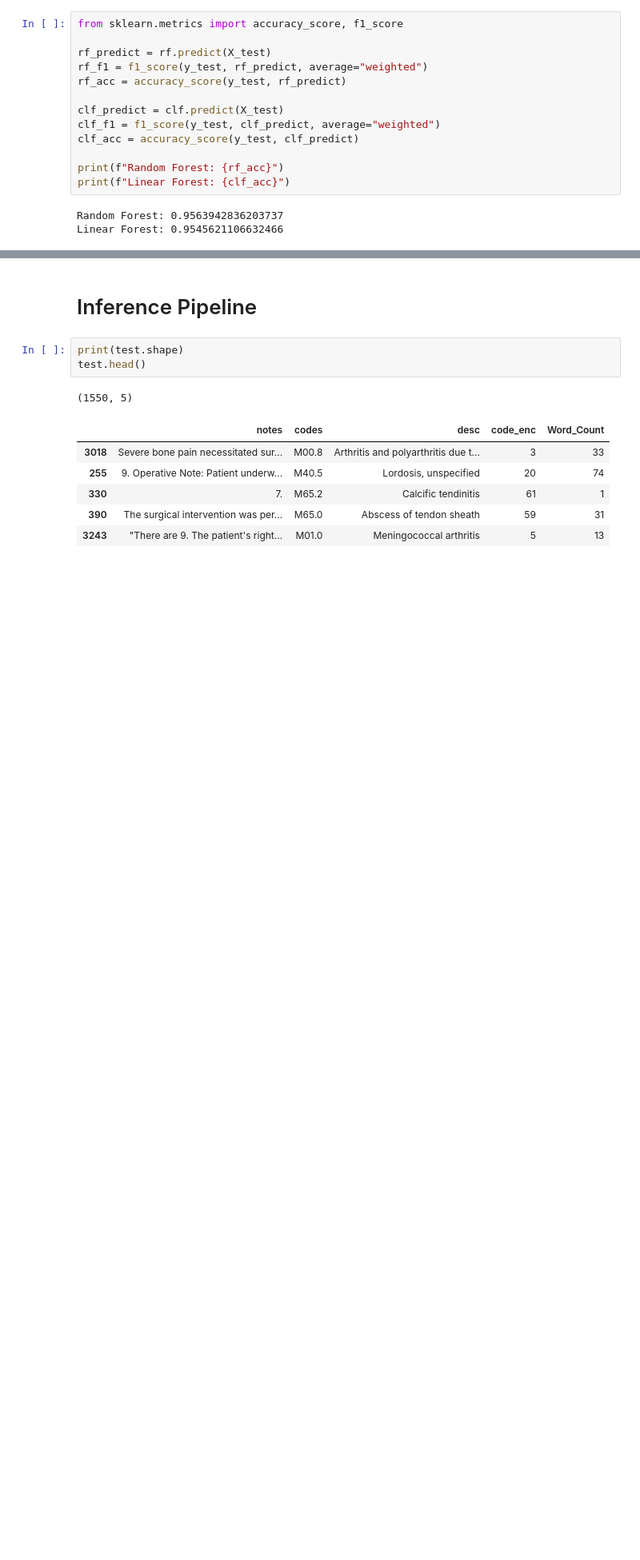
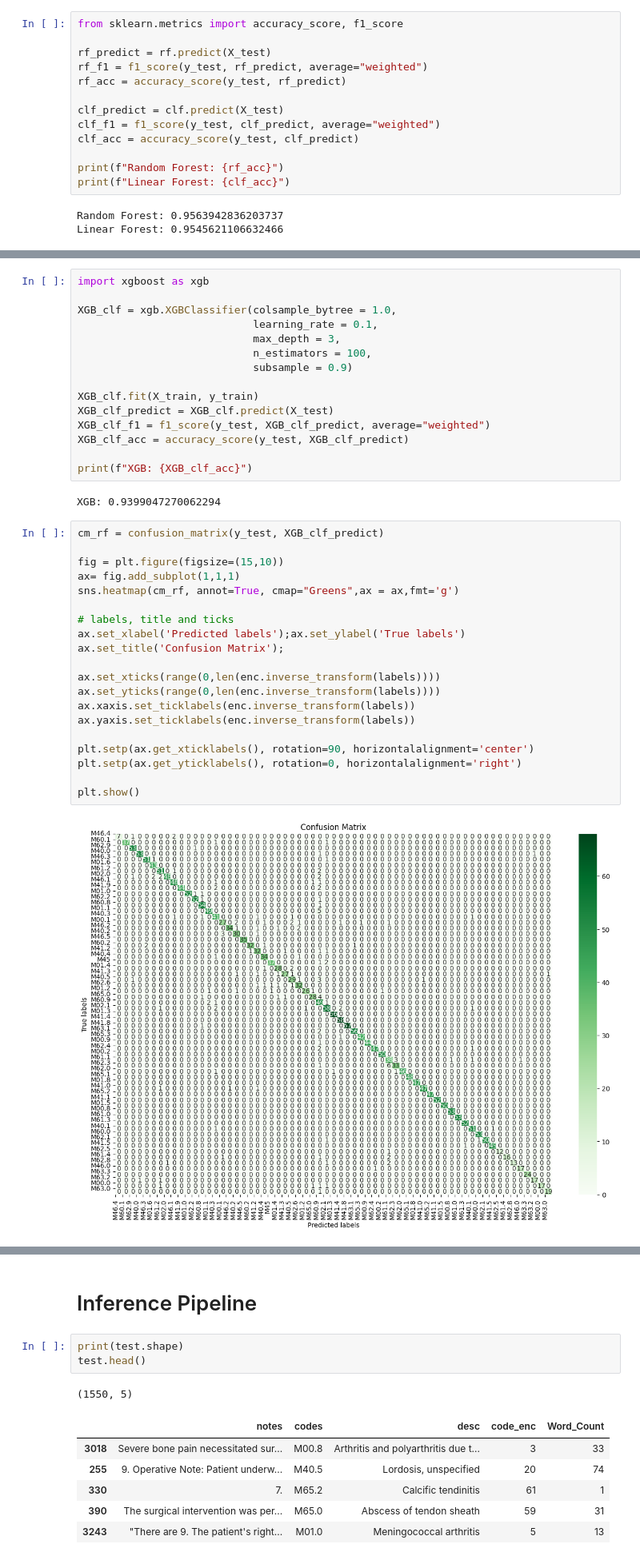
Before and after one commit to Nielspace/MedicalLM, a Jupyter notebook: ICD-10 M Series Classification.ipynb, the cells around one changed output, grey strips where cells are left out. Shown at 80% size. Drawn from its saved outputs; the diff is of its cells as text; blank space fills up the shorter version.

```diff
--- a/ICD-10 M Series Classification.ipynb
+++ b/ICD-10 M Series Classification.ipynb
@@ -359,0 +369,39 @@ Linear Forest: 0.9545621106632466
+# %%
+import xgboost as xgb
+
+XGB_clf = xgb.XGBClassifier(colsample_bytree = 1.0,
+                            learning_rate = 0.1,
+                            max_depth = 3,
+                            n_estimators = 100,
+                            subsample = 0.9)
+
+XGB_clf.fit(X_train, y_train)
+XGB_clf_predict = XGB_clf.predict(X_test)
+XGB_clf_f1 = f1_score(y_test, XGB_clf_predict, average="weighted")
+XGB_clf_acc = accuracy_score(y_test, XGB_clf_predict)
+
+print(f"XGB: {XGB_clf_acc}")
+# %% [output]
+XGB: 0.9399047270062294
+# %%
+cm_rf = confusion_matrix(y_test, XGB_clf_predict)
+
+fig = plt.figure(figsize=(15,10))
+ax= fig.add_subplot(1,1,1)
+sns.heatmap(cm_rf, annot=True, cmap="Greens",ax = ax,fmt='g')
+
+# labels, title and ticks
+ax.set_xlabel('Predicted labels');ax.set_ylabel('True labels')
+ax.set_title('Confusion Matrix');
+
+ax.set_xticks(range(0,len(enc.inverse_transform(labels))))
+ax.set_yticks(range(0,len(enc.inverse_transform(labels))))
+ax.xaxis.set_ticklabels(enc.inverse_transform(labels))
+ax.yaxis.set_ticklabels(enc.inverse_transform(labels))
+
+plt.setp(ax.get_xticklabels(), rotation=90, horizontalalignment='center')
+plt.setp(ax.get_yticklabels(), rotation=0, horizontalalignment='right')
+
+plt.show()
+# %% [output]
+[figure, added]
```
Also changed, not shown: parts of 16 cells of this notebook, 3 other files.
